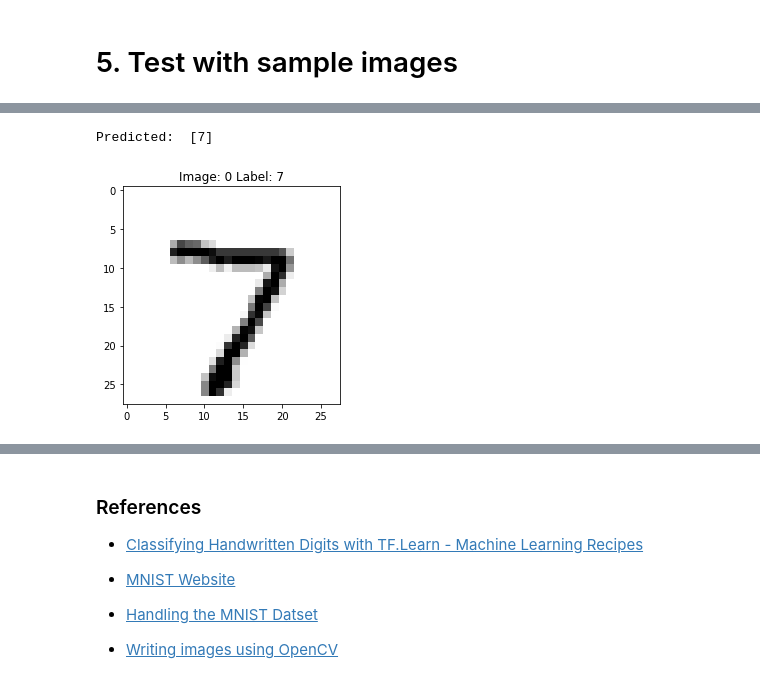
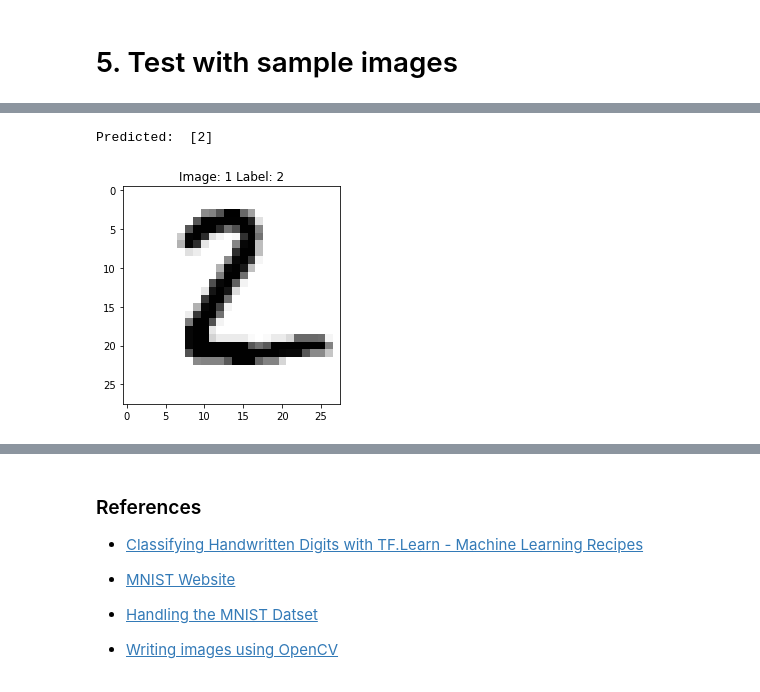
Before and after one commit to EddieEldridge/EmergingTechnologies, a Jupyter notebook: digit-recognition.ipynb, the cells around one changed output, grey strips where cells are left out. Saved outputs shown, nothing was run; the diff lists cells and outputs as text; code cells hidden in the pictures.

```diff
--- a/digit-recognition.ipynb
+++ b/digit-recognition.ipynb
@@ -71,11 +69,11 @@ feature_columns = learn.infer_real_valued_columns_from_input(trainData)
 
 # Create our classifier using TensorFlow's LinearClassifier function
 # We give this classifier 10 classes as the there are 10 outputs for our dataset (0..9)
-classifier = learn.LinearClassifier(feature_columns=feature_columns, n_classes=10)
+linearClassifier = learn.LinearClassifier(feature_columns=feature_columns, n_classes=10)
 
 # Tell TensorFlow to fit the classifier with the training set and corresponding labels in batches of 100
 # https://www.tensorflow.org/api_docs/python/tf/keras/models/Model#fit
-classifier.fit(trainData, trainLabels, batch_size=100, steps=1000)
+linearClassifier.fit(trainData, trainLabels, batch_size=100, steps=1000)
 # %% [output]
 LinearClassifier(params={'head': <tensorflow.contrib.learn.python.learn.estimators.head._MultiClassHead object at 0x...>, 'feature_columns': [_RealValuedColumn(column_name='', dimension=784, default_v ...
 # %% [markdown]
@@ -97,11 +108,13 @@ We can see the accuracy lies at around 90 percent. This is good and a better sco
 # %%
 # Create a varible that can we can change easily to select an image
 imageNum = 1
 
-# Make a prediction using Tensorflow and our classifier we created above
-prediction = classifier.predict(np.array([testData[imageNum]], dtype=float), as_iterable=False)
+# Make a prediction using Tensorflow and our classifier we created above from our testData
+prediction = linearClassifier.predict(np.array([testData[imageNum]], dtype=float), as_iterable=False)
+
+# Print our prediction and display the actual image we are trying to predict
 print("Predicted: ", prediction)
-displayImage(0)
+displayImage(imageNum)
 # %% [output]
-Predicted:  [7]
+Predicted:  [2]
-[figure, old version]
+[figure, new version]
```
Also changed, not shown: parts of 11 cells of this notebook.
